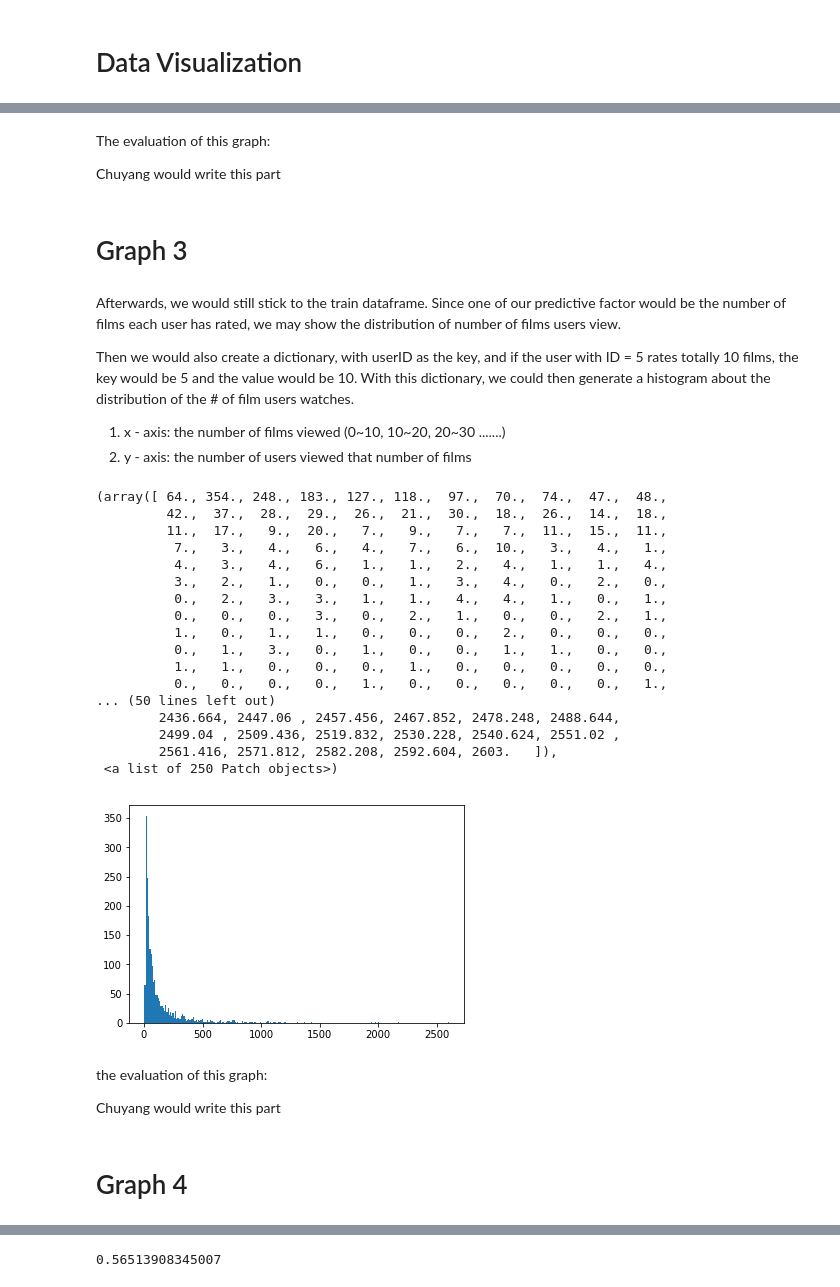
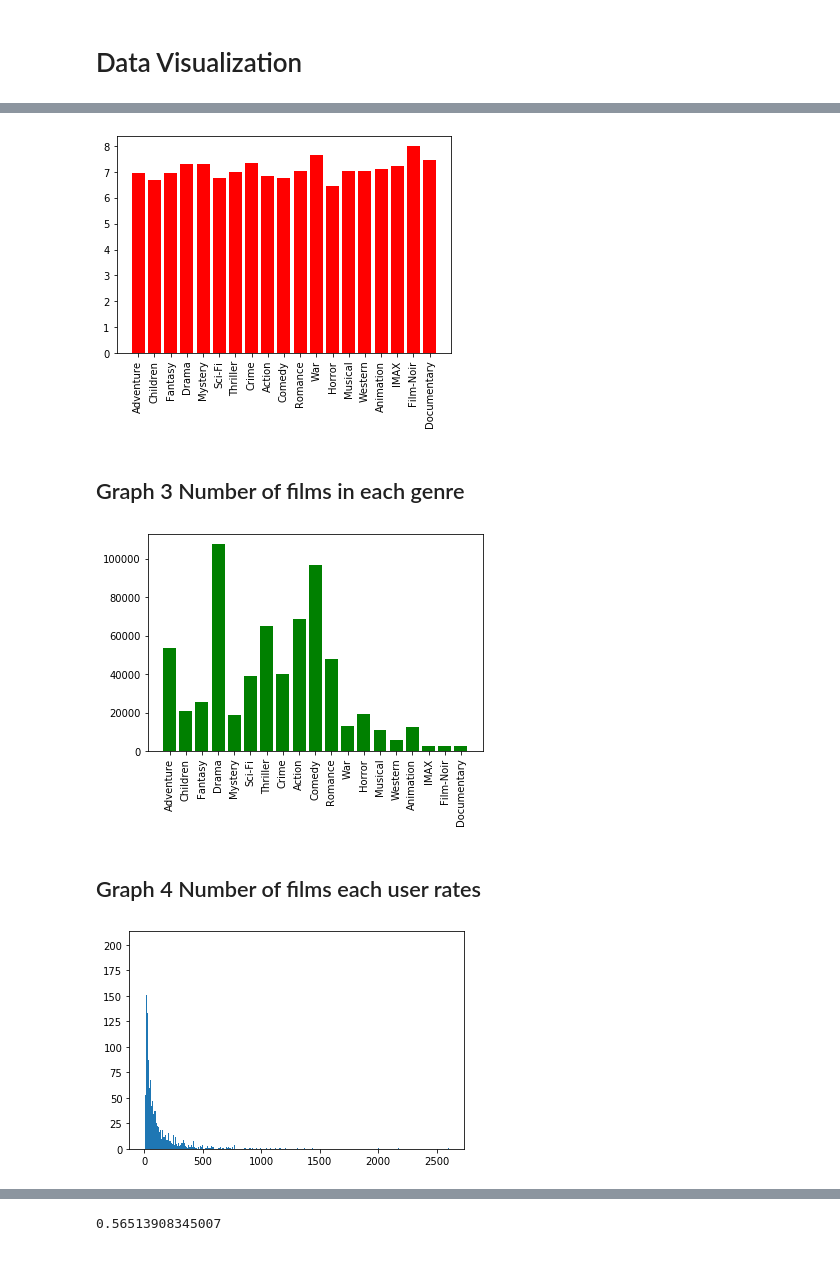
Before and after one commit to strkillr16/COGS108Final, a Jupyter notebook: Final Project Notebook.ipynb, the cells around one changed output, grey strips where cells are left out. Saved outputs shown, nothing was run; the diff lists cells and outputs as text; code cells hidden in the pictures.

```diff
--- a/Final Project Notebook.ipynb
+++ b/Final Project Notebook.ipynb
@@ -129,0 +80,4 @@ Then, since the original ratings dataset is so large and we may not need such re
+# %%
+# drop data with missing values
+df_rating.dropna(inplace=True)
+df_movie.dropna(inplace=True)
@@ -330,53 +205,28 @@ Therefore, with this dictionary, we could generate a histrogram of the distribut
-# %% [markdown]
-The evaluation of this graph:
-
-Chuyang would write this part
+# %%
+fig = plt.bar(genres, height= scores,color='r')
+fig = plt.xticks(genres, rotation=90)
+# %% [output]
+[figure, added]
 # %% [markdown]
-# Graph 3
+##  Graph 3 Number of films in each genre
-# %% [markdown]
-Afterwards, we would still stick to the train dataframe. Since one of our predictive factor would be the number of films each user has rated, we may show the distribution of number of films users view.
-
-Then we would also create a dictionary, with userID as the key, and if the user with ID = 5 rates totally 10 films, the key would be 5 and the value would be 10. With this dictionary, we could then generate a histogram about the distribution of the # of film users watches.
-
-1. x - axis: the number of films viewed (0~10, 10~20, 20~30 .......)
-2. y - axis: the number of users viewed that number of films
-# %%
-films_dict = {}
-a = 0
-for index, row in train.iterrows():
-    key = row['userId']
-    old_key = films_dict.get(key)
-
-    if old_key == None:
-        films_dict[key] = 1
-        a = 0
-    else:
-        a = a + 1
-        films_dict[key] = a + 1
+# %%
+count = defaultdict(int)
+for index, row in train.iterrows():
+    genres = row[4].split('|')
+    for gen in genres:
+        count[gen] += 1
+# %%
+fig = plt.bar(count.keys(), count.values(),color='g')
+fig = plt.xticks(rotation=90)
+# %% [output]
+[figure, added]
+# %% [markdown]
+## Graph 4 Number of films each user rates
+# %%
+count_rating = defaultdict(int)
+for index, row in train.iterrows():
+    count_rating[row[0]] += 1
 # %%
-plt.hist(films_dict.values(), bins = 250)
+fig = plt.hist(count_rating.values(),bins=500)
 # %% [output]
-(array([ 64., 354., 248., 183., 127., 118.,  97.,  70.,  74.,  47.,  48.,
-         42.,  37.,  28.,  29.,  26.,  21.,  30.,  18.,  26.,  14.,  18.,
-         11.,  17.,   9.,  20.,   7.,   9.,   7.,   7.,  11.,  15.,  11.,
-          7.,   3.,   4.,   6.,   4.,   7.,   6.,  10.,   3.,   4.,   1.,
-          4.,   3.,   4.,   6.,   1.,   1.,   2.,   4.,   1.,   1.,   4.,
-          3.,   2.,   1.,   0.,   0.,   1.,   3.,   4.,   0.,   2.,   0.,
-          0.,   2.,   3.,   3.,   1.,   1.,   4.,   4.,   1.,   0.,   1.,
-          0.,   0.,   0.,   3.,   0.,   2.,   1.,   0.,   0.,   2.,   1.,
-          1.,   0.,   1.,   1.,   0.,   0.,   0.,   2.,   0.,   0.,   0.,
-          0.,   1.,   3.,   0.,   1.,   0.,   0.,   1.,   1.,   0.,   0.,
-          1.,   1.,   0.,   0.,   0.,   1.,   0.,   0.,   0.,   0.,   0.,
-          0.,   0.,   0.,   0.,   1.,   0.,   0.,   0.,   0.,   0.,   1.,
-... (50 lines left out)
-        2436.664, 2447.06 , 2457.456, 2467.852, 2478.248, 2488.644,
-        2499.04 , 2509.436, 2519.832, 2530.228, 2540.624, 2551.02 ,
-        2561.416, 2571.812, 2582.208, 2592.604, 2603.   ]),
- <a list of 250 Patch objects>)
-[figure, old version]
+[figure, new version]
-# %% [markdown]
-the evaluation of this graph:
-
-Chuyang would write this part
-# %% [markdown]
-# Graph 4
```
Also changed, not shown: parts of 105 cells of this notebook.
